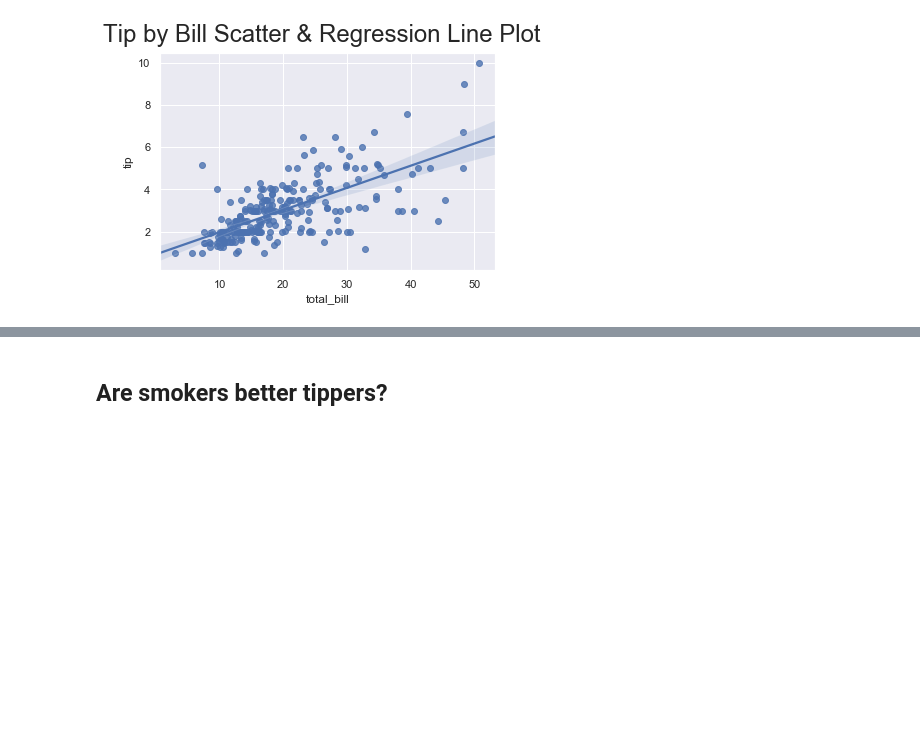
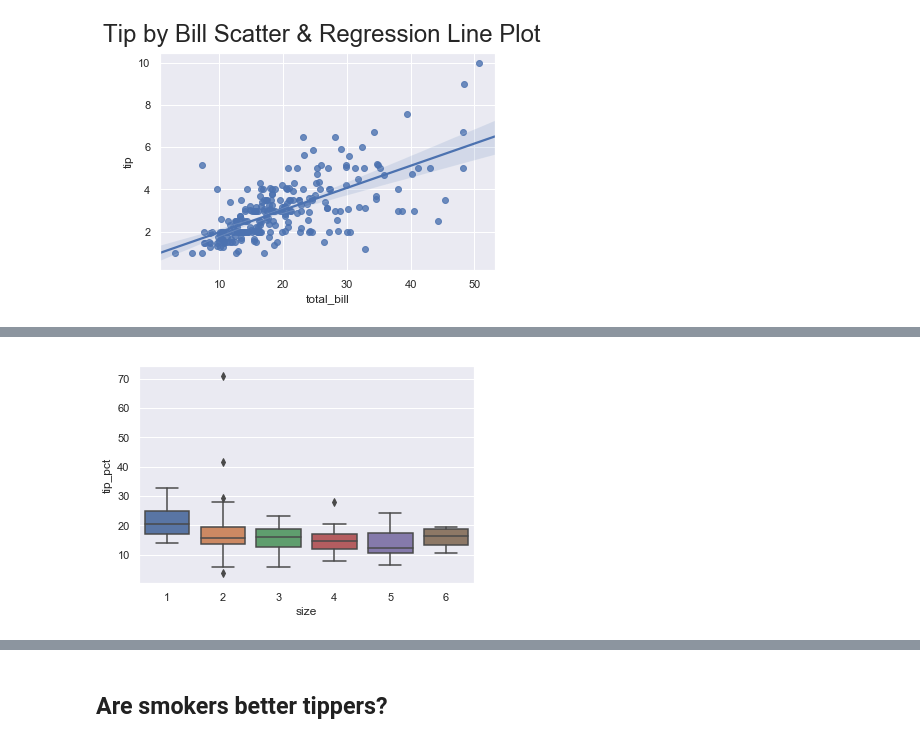
Before and after one commit to fionaoriordan/52446_19_tips, a Jupyter notebook: tips_notebook.ipynb, the cells around one changed output, grey strips where cells are left out. Drawn from its saved outputs; the diff is of its cells as text; code cells hidden in the pictures; blank space fills up the shorter version.

```diff
--- a/tips_notebook.ipynb
+++ b/tips_notebook.ipynb
@@ -381,0 +414,10 @@ plt.show
+# %%
+# Adapted from : https://www.mikulskibartosz.name/how-to-remove-outliers-from-seaborn-boxplot-charts/
+# to remove outliners
+# Adapted from : https://stackoverflow.com/a/36958646 to show means
+sns.boxplot(x= "size", y = "tip_pct", data = df, showfliers = True, showmeans = False
+           )
+
+plt.show()
+# %% [output]
+[figure, added]
```
Also changed, not shown: parts of 7 cells of this notebook.
